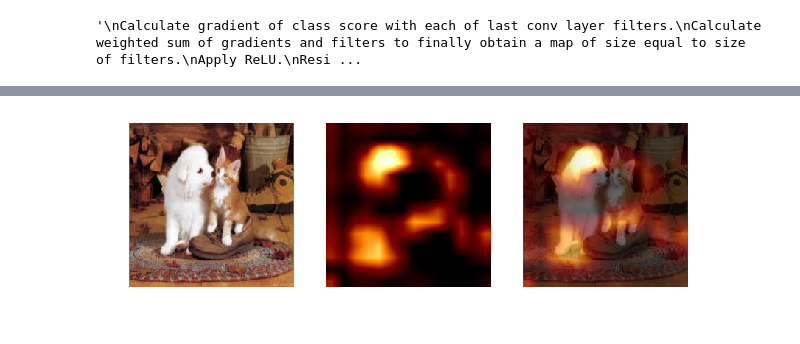
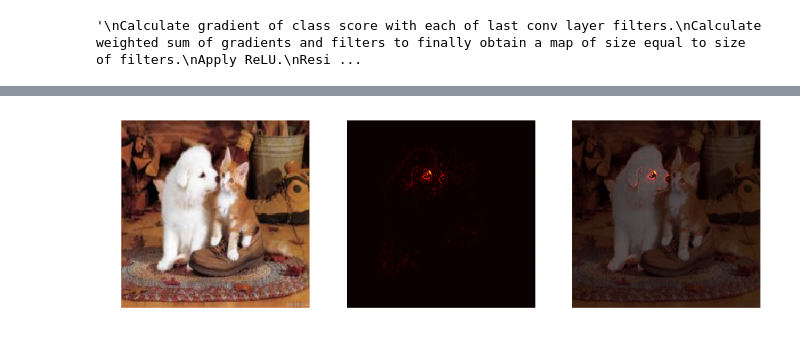
Before and after one commit to sar-gupta/weakly-supervised-localization-survey, a Jupyter notebook: wt.ipynb, the cells around one changed output, grey strips where cells are left out. Saved outputs shown, nothing was run; the diff lists cells and outputs as text; code cells hidden in the pictures.

```diff
--- a/wt.ipynb
+++ b/wt.ipynb
@@ -38,7 +37,7 @@ def normalize(image):
     transforms.ToTensor(),
     normalize
     ])
-    image = Variable(preprocess(image).unsqueeze(0).cuda())
+    image = Variable(preprocess(image).unsqueeze(0).cuda(), requires_grad=True)
     return image
 
 """
@@ -88,7 +87,7 @@ def normalize_inception(image):
     return image
 # %%
 vgg = models.vgg16(pretrained=True)
-vgg = vgg.cuda()
-vgg = vgg.eval()
+vgg.cuda()
+vgg.eval()
 # %%
 inception = models.inception_v3(pretrained=True)
@@ -506,4 +565,33 @@ mask = gradcam(image2, 281, 29)
-# %%
-mask = gradcam(image2, 207, 29)
-# %% [output]
-[figure, removed]
+# %%
+def gradcam_guided(model, input, label):
+    gc = gradcam(model, input, label, plot=False)
+    guided = saliency_map_guided(model, input, label, plot=False)
+    gc = gc * guided
+
+    rs = transforms.Resize((224,224))
+    if isinstance(model, models.Inception3):
+        rs = transforms.Resize((299,299))
+    input = rs(input)
+
+    gc -= gc.min()
+    gc = np.divide(gc, gc.max())
+    gc *= 255
+    gc = gc.astype(int)
+
+    plt.rcParams["figure.figsize"] = (15,15)
+    plt.subplot(1,3,1)
+    plt.imshow(input)
+    plt.axis('off')
+    plt.subplot(1,3,2)
+    plt.axis('off')
+    plt.imshow(gc, cmap='hot')
+    plt.subplot(1,3,3)
+    plt.imshow(input)
+    plt.imshow(gc, cmap='hot', alpha=0.7)
+    plt.axis('off')
+
+    return gc
+# %%
+x = gradcam_guided(vgg, image2, 207)
+# %% [output]
+[figure, added]
```
Also changed, not shown: parts of 13 cells of this notebook.
